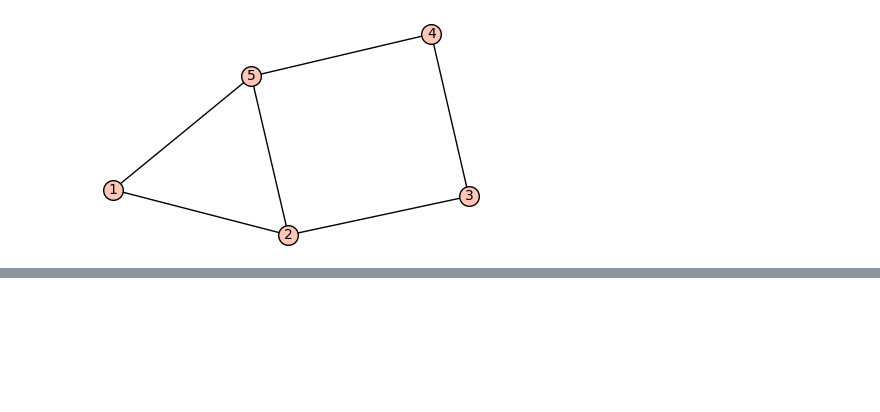
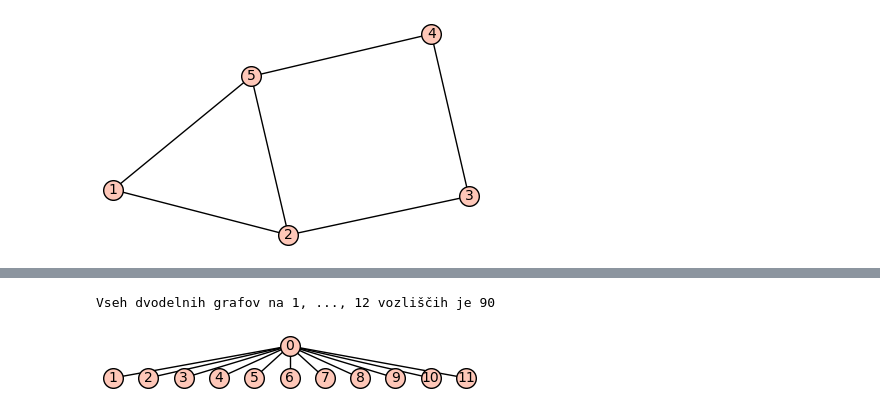
Before and after one commit to maticccc/Pingdingshan-number, a Jupyter notebook: test_sagea.ipynb, the cells around one changed output, grey strips where cells are left out. Saved outputs shown, nothing was run; the diff lists cells and outputs as text; code cells hidden in the pictures; blank space fills up the shorter version.

```diff
--- a/test_sagea.ipynb
+++ b/test_sagea.ipynb
@@ -17,0 +24,17 @@ G.show()
+# %%
+# Funkcija, ki ustvari vse dvodelne grafe na i vozliščih, kjer i = 1, ..., 12.
+
+def dvodelni_grafi():
+    seznam_dvodelnih = []
+    for i in range(1, 13):
+        for k in range(0, i + 1):
+            dvodelen_graf = graphs.CompleteBipartiteGraph(k, i - k)
+            seznam_dvodelnih.append(dvodelen_graf)
+    return seznam_dvodelnih
+
+dvodelni = dvodelni_grafi()
+print(f'Vseh dvodelnih grafov na 1, ..., 12 vozliščih je {len(dvodelni)}.')
+dvodelni[78].show()
+# %% [output]
+Vseh dvodelnih grafov na 1, ..., 12 vozliščih je 90
+[figure, added]
```
Also changed, not shown: parts of 1 cell of this notebook.
